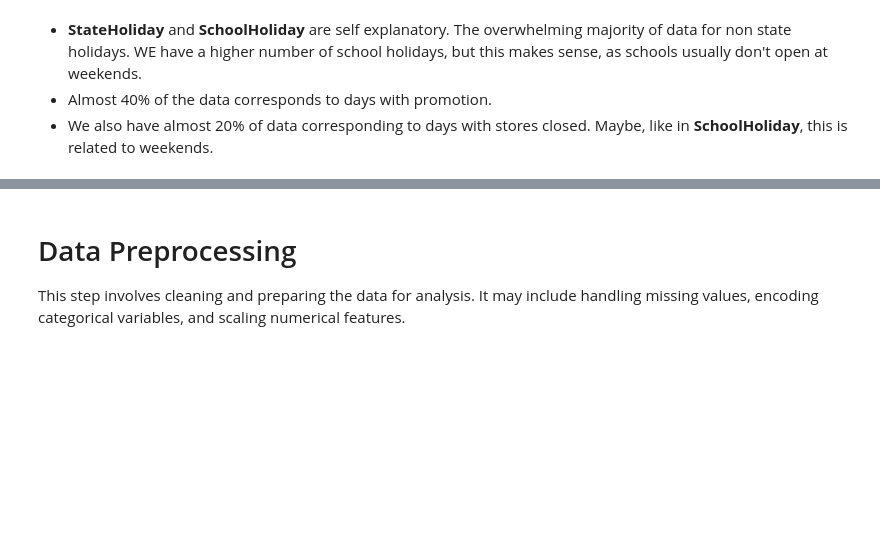
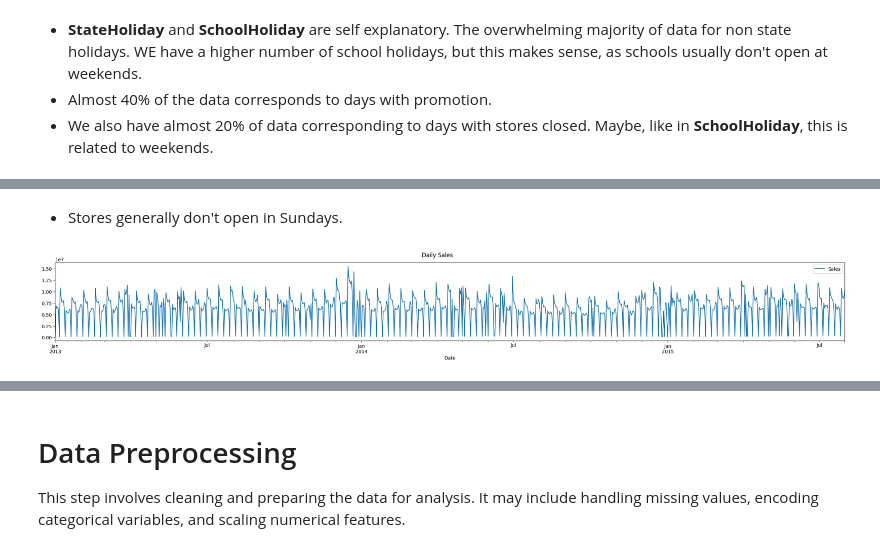
Before and after one commit to TheCamilovisk/RossmannSalesForecasting, a Jupyter notebook: Rossmann_Sales_Forecasting.ipynb, the cells around one changed output, grey strips where cells are left out. Cells and saved outputs as stored; diff of their text form; code cells hidden in the pictures; blank space fills up the shorter version.

```diff
--- a/Rossmann_Sales_Forecasting.ipynb
+++ b/Rossmann_Sales_Forecasting.ipynb
@@ -309,0 +355,10 @@ for col in sales_category_fields:
+# %% [markdown]
+- Stores generally don't open in Sundays.
+# %%
+total_sales_opened_df = sales_opened_stores_df.groupby("Date")[["Sales"]].sum()
+
+fig, ax = plt.subplots(figsize=(30, 3))
+fig.suptitle("Daily Sales")
+total_sales_opened_df.plot(kind="line", ax=ax);
+# %% [output]
+[figure, added]
```
Also changed, not shown: parts of 11 cells of this notebook.
